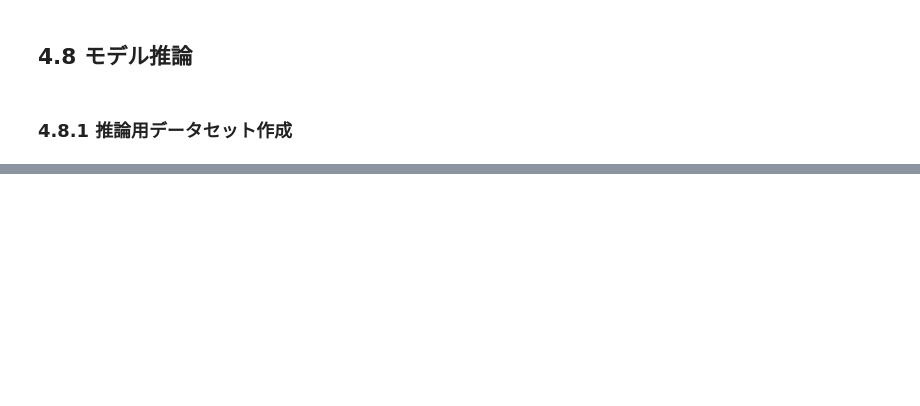
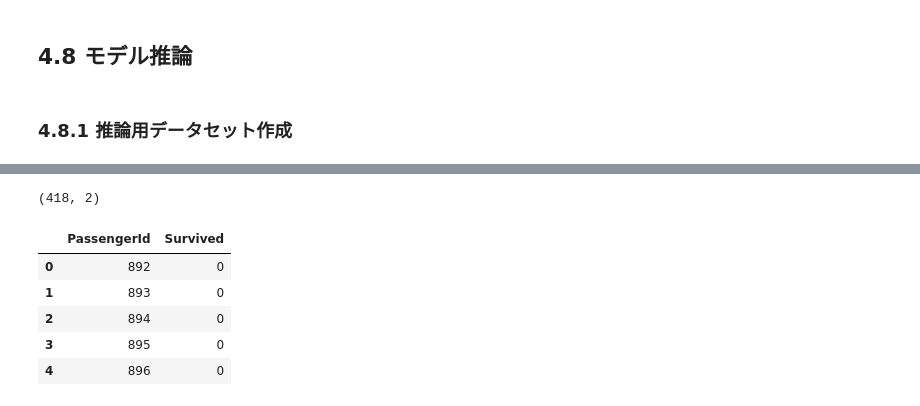
Before and after one commit to ginmaruGH/kaggle_ml_ric, a Jupyter notebook: ch04.ipynb, the cells around one changed output, grey strips where cells are left out. Cells and saved outputs as stored; diff of their text form; code cells hidden in the pictures; blank space fills up the shorter version.

```diff
--- a/ch04.ipynb
+++ b/ch04.ipynb
@@ -574,0 +595,18 @@ plt.legend()
+# %%
+# 提出用ファイルの作成
+df_submit = pd.DataFrame({
+    "PassengerId": id_test["PassengerId"],
+    "Survived": y_test_pred
+})
+print(df_submit.shape)
+display(df_submit.head(5))
+df_submit.to_csv("submission_baseline.csv", index=None)
+# df_submit.to_csv("submission_baseline.csv")
+# %% [output]
+(418, 2)
+|  | PassengerId | Survived |
+| 0 | 892 | 0 |
+| 1 | 893 | 0 |
+| 2 | 894 | 0 |
+| 3 | 895 | 0 |
+| 4 | 896 | 0 |
```
Also changed, not shown: parts of 7 cells of this notebook, 2 other files.
